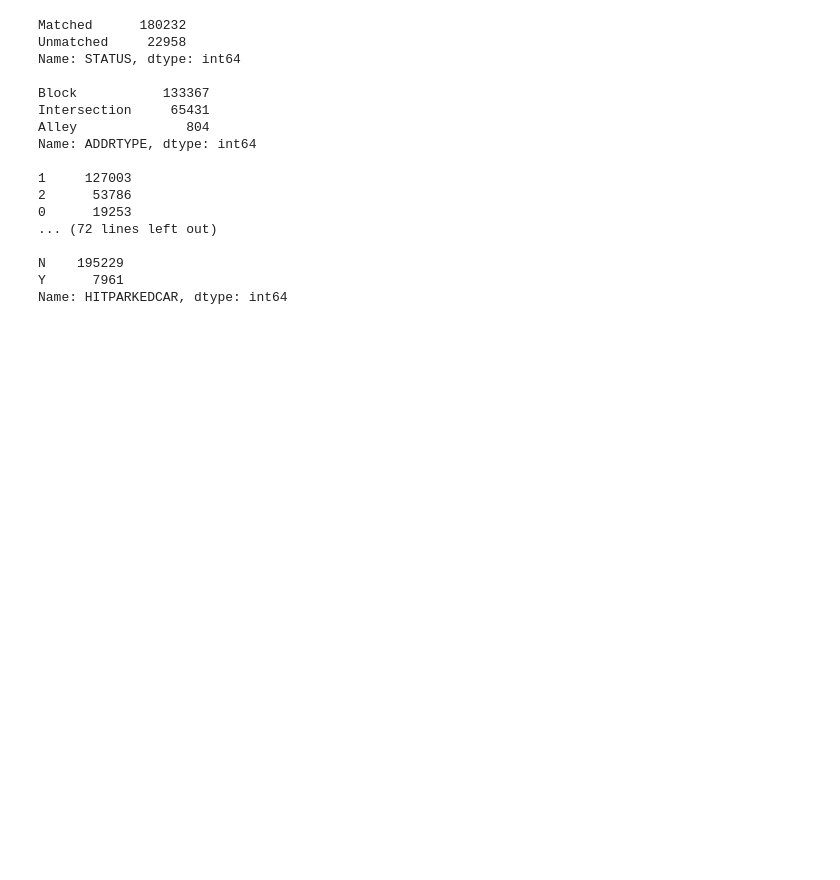
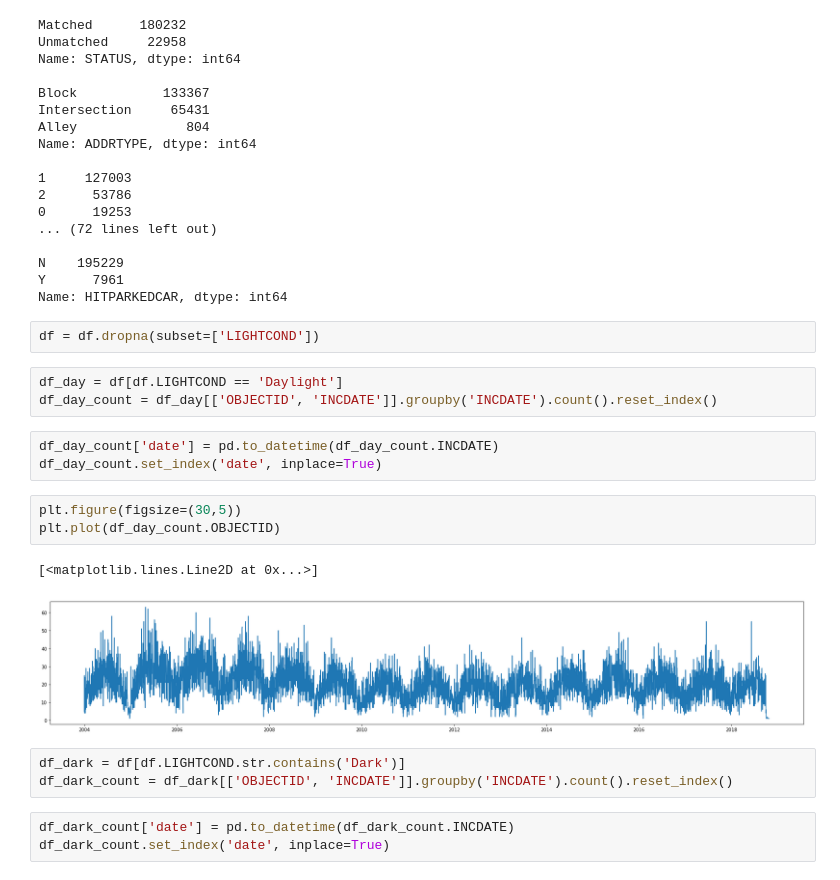
Before and after one commit to cheekw/seattle-collide, a Jupyter notebook: predicting-collisions.ipynb, the cells around one changed output. Cells and saved outputs as stored; diff of their text form; blank space fills up the shorter version.

```diff
--- a/predicting-collisions.ipynb
+++ b/predicting-collisions.ipynb
@@ -162,3 +164,23 @@ Name: ADDRTYPE, dtype: int64
 N    195229
 Y      7961
 Name: HITPARKEDCAR, dtype: int64
+# %%
+df = df.dropna(subset=['LIGHTCOND'])
+# %%
+df_day = df[df.LIGHTCOND == 'Daylight']
+df_day_count = df_day[['OBJECTID', 'INCDATE']].groupby('INCDATE').count().reset_index()
+# %%
+df_day_count['date'] = pd.to_datetime(df_day_count.INCDATE)
+df_day_count.set_index('date', inplace=True)
+# %%
+plt.figure(figsize=(30,5))
+plt.plot(df_day_count.OBJECTID)
+# %% [output]
+[<matplotlib.lines.Line2D at 0x...>]
+[figure, added]
+# %%
+df_dark = df[df.LIGHTCOND.str.contains('Dark')]
+df_dark_count = df_dark[['OBJECTID', 'INCDATE']].groupby('INCDATE').count().reset_index()
+# %%
+df_dark_count['date'] = pd.to_datetime(df_dark_count.INCDATE)
+df_dark_count.set_index('date', inplace=True)
```
Also changed, not shown: parts of 21 cells of this notebook.
